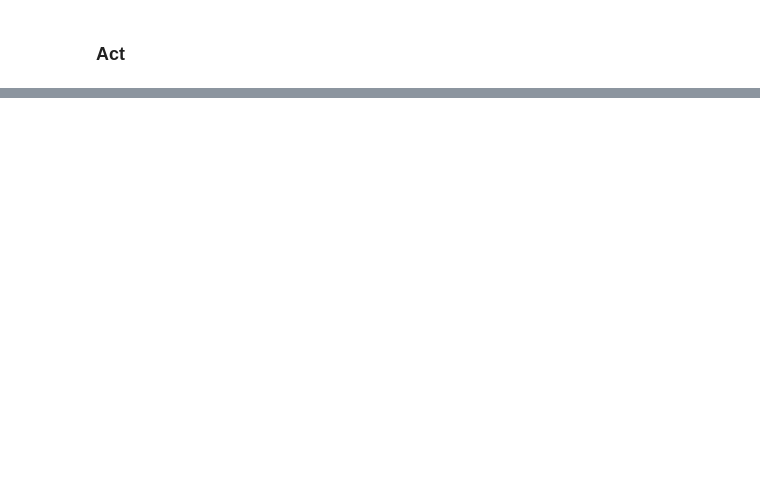
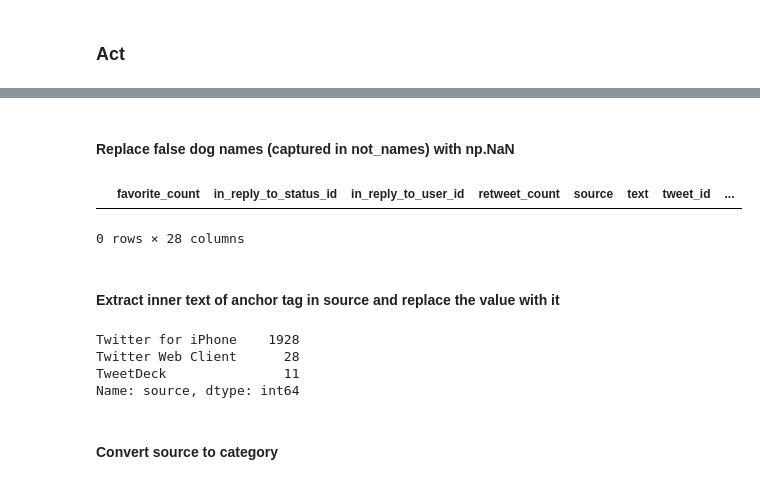
Before and after one commit to despacito123/data-analyst-nanodegree, a Jupyter notebook: 8. Data Wrangling project/wrangle_act.ipynb, the cells around one changed output, grey strips where cells are left out. Drawn from its saved outputs; the diff is of its cells as text; code cells hidden in the pictures; blank space fills up the shorter version.

```diff
--- a/8. Data Wrangling project/wrangle_act.ipynb
+++ b/8. Data Wrangling project/wrangle_act.ipynb
@@ -464,0 +522,2 @@ memory usage: 107.6+ KB
+# %%
+tweets = tweets.drop(['doggo', 'floofer', 'pupper', 'puppo'], axis=1)
@@ -464,0 +530,4 @@ memory usage: 107.6+ KB
+# %%
+# I trust 'text', in_reply_to_status_id', 'in_reply_to_user_id', 'source' values more in dataset I pulled myself
+# so I'll keep the ones from extended tweets
+tweets = tweets.drop(['text', 'in_reply_to_status_id', 'in_reply_to_user_id', 'source'], axis = 1)
@@ -464,0 +542,5 @@ memory usage: 107.6+ KB
+# %%
+master = (
+    extended_tweets
+    .merge(tweets, how='left', on='tweet_id')
+    .merge(image_predictions, how='left', on='tweet_id'))
@@ -464,0 +568,11 @@ memory usage: 107.6+ KB
+# %% [markdown]
+#### Replace false dog names (captured in not_names) with np.NaN
+# %%
+master['name'] = np.where(np.isin(master['name'], not_names), np.NaN, master['name'])
+# %%
+master[np.isin(master['name'], not_names)]
+# %% [output]
+|  | favorite_count | in_reply_to_status_id | in_reply_to_user_id | retweet_count | source | text | tweet_id | ... |
+0 rows × 28 columns
+# %% [markdown]
+#### Extract inner text of anchor tag in source and replace the value with it
@@ -464,0 +581,9 @@ memory usage: 107.6+ KB
+# %%
+master['source'].value_counts()
+# %% [output]
+Twitter for iPhone    1928
+Twitter Web Client      28
+TweetDeck               11
+Name: source, dtype: int64
+# %% [markdown]
+#### Convert source to category
```
Also changed, not shown: parts of 36 cells of this notebook.
